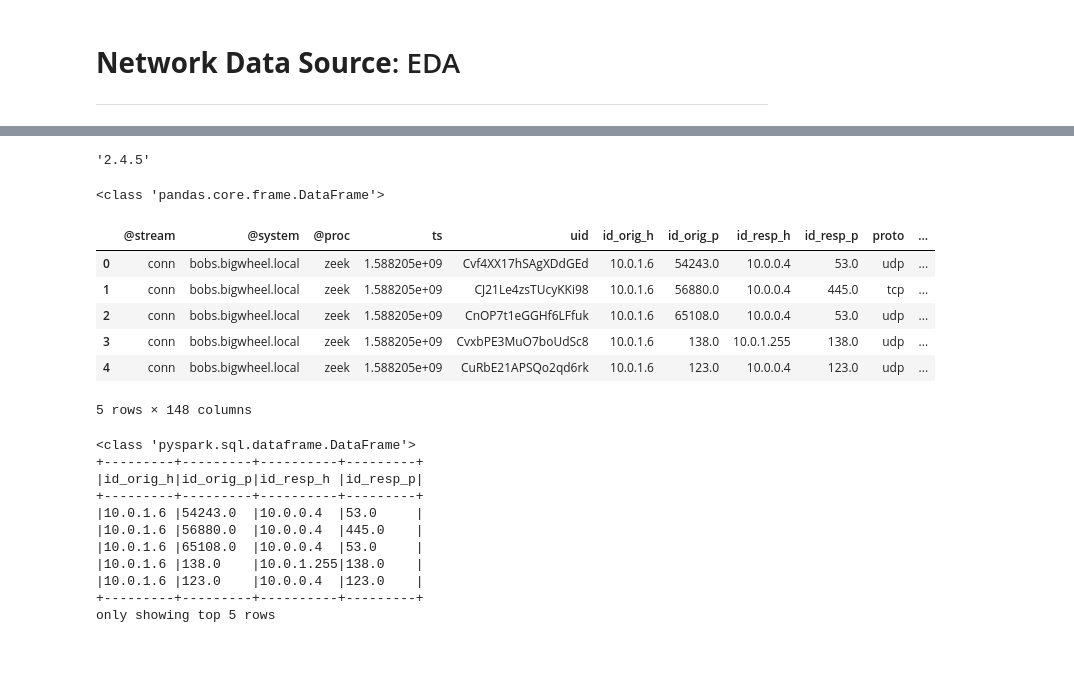
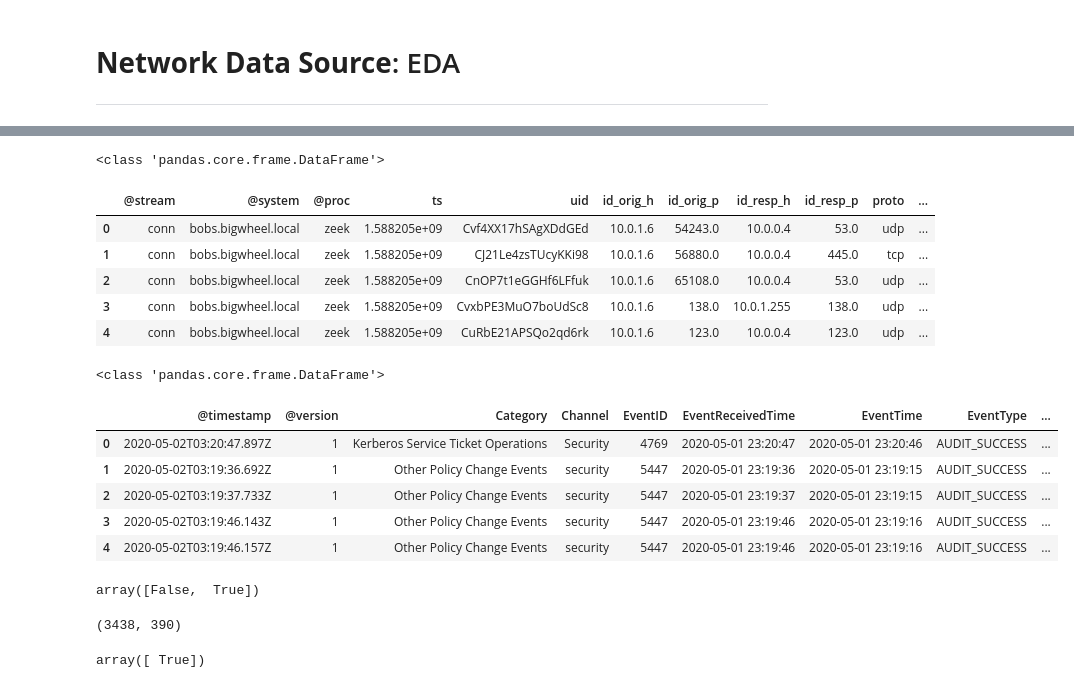
Before and after one commit to zulu8/graph_msc, a Jupyter notebook: Network1.ipynb, the cells around one changed output, grey strips where cells are left out. Drawn from its saved outputs; the diff is of its cells as text; code cells hidden in the pictures; blank space fills up the shorter version.

```diff
--- a/Network1.ipynb
+++ b/Network1.ipynb
@@ -22,4 +22,10 @@ import seaborn as sns
 from sklearn.naive_bayes import MultinomialNB
 from sklearn.metrics import accuracy_score, confusion_matrix
 %matplotlib inline
+# %%
+from sklearn.ensemble import RandomForestClassifier
+from sklearn.feature_selection import chi2
+from sklearn.linear_model.logistic import LogisticRegression
+pd.options.display.max_columns = 500
+pd.options.display.max_colwidth = 500
 # %%
@@ -38,26 +33,27 @@ combined_zeek.log   100%[===================>]   1.19M  6.93MB/s    in 0.2s
 # %%
 # Reference: https://infosecjupyterthon.com/notebooks/2_Jupyterthon_Cyb3rPandaH_2020.html
+df_zeek = pd.read_json("combined_zeek.log", lines = True)
+
+print(type(df_zeek))
+df_zeek.head()
+# %% [output]
+<class 'pandas.core.frame.DataFrame'>
+|  | @stream | @system | @proc | ts | uid | id_orig_h | id_orig_p | id_resp_h | id_resp_p | proto | ... |
+| 0 | conn | bobs.bigwheel.local | zeek | 1.588205e+09 | Cvf4XX17hSAgXDdGEd | 10.0.1.6 | 54243.0 | 10.0.0.4 | 53.0 | udp | ... |
+| 1 | conn | bobs.bigwheel.local | zeek | 1.588205e+09 | CJ21Le4zsTUcyKKi98 | 10.0.1.6 | 56880.0 | 10.0.0.4 | 445.0 | tcp | ... |
+| 2 | conn | bobs.bigwheel.local | zeek | 1.588205e+09 | CnOP7t1eGGHf6LFfuk | 10.0.1.6 | 65108.0 | 10.0.0.4 | 53.0 | udp | ... |
+| 3 | conn | bobs.bigwheel.local | zeek | 1.588205e+09 | CvxbPE3MuO7boUdSc8 | 10.0.1.6 | 138.0 | 10.0.1.255 | 138.0 | udp | ... |
+| 4 | conn | bobs.bigwheel.local | zeek | 1.588205e+09 | CuRbE21APSQo2qd6rk | 10.0.1.6 | 123.0 | 10.0.0.4 | 123.0 | udp | ... |
-# %%
-from pyspark.sql import SparkSession
-spark = SparkSession.builder.getOrCreate()
-spark.conf.set("spark.sql.caseSensitive", "true")
-spark.sparkContext.setCheckpointDir("./tmp/checkpoints")
-spark.conf.set("spark.driver.memory", "3g")
-spark.conf.set("spark.executor.memory", "3g")
-spark.sparkContext.version
-# %% [output]
-'2.4.5'
 # %%
-zeekDf_day1 = pd.read_json("combined_zeek.log", lines = True)
-
-print(type(zeekDf_day1))
-zeekDf_day1.head()
+df_label = pd.read_json('./df_labelled_coalesce.json', lines=True)
+#df_label = pd.read_json('./df_TP_Binary.json', lines=True)
+print(type(df_label))
+df_label.head()
 # %% [output]
 <class 'pandas.core.frame.DataFrame'>
-|  | @stream | @system | @proc | ts | uid | id_orig_h | id_orig_p | id_resp_h | id_resp_p | proto | ... |
-| 0 | conn | bobs.bigwheel.local | zeek | 1.588205e+09 | Cvf4XX17hSAgXDdGEd | 10.0.1.6 | 54243.0 | 10.0.0.4 | 53.0 | udp | ... |
-| 1 | conn | bobs.bigwheel.local | zeek | 1.588205e+09 | CJ21Le4zsTUcyKKi98 | 10.0.1.6 | 56880.0 | 10.0.0.4 | 445.0 | tcp | ... |
-| 2 | conn | bobs.bigwheel.local | zeek | 1.588205e+09 | CnOP7t1eGGHf6LFfuk | 10.0.1.6 | 65108.0 | 10.0.0.4 | 53.0 | udp | ... |
-| 3 | conn | bobs.bigwheel.local | zeek | 1.588205e+09 | CvxbPE3MuO7boUdSc8 | 10.0.1.6 | 138.0 | 10.0.1.255 | 138.0 | udp | ... |
-| 4 | conn | bobs.bigwheel.local | zeek | 1.588205e+09 | CuRbE21APSQo2qd6rk | 10.0.1.6 | 123.0 | 10.0.0.4 | 123.0 | udp | ... |
+|  | @timestamp | @version | Category | Channel | EventID | EventReceivedTime | EventTime | EventType | ... |
+| 0 | 2020-05-02T03:20:47.897Z | 1 | Kerberos Service Ticket Operations | Security | 4769 | 2020-05-01 23:20:47 | 2020-05-01 23:20:46 | AUDIT_SUCCESS | ... |
+| 1 | 2020-05-02T03:19:36.692Z | 1 | Other Policy Change Events | security | 5447 | 2020-05-01 23:19:36 | 2020-05-01 23:19:15 | AUDIT_SUCCESS | ... |
+| 2 | 2020-05-02T03:19:37.733Z | 1 | Other Policy Change Events | security | 5447 | 2020-05-01 23:19:37 | 2020-05-01 23:19:15 | AUDIT_SUCCESS | ... |
+| 3 | 2020-05-02T03:19:46.143Z | 1 | Other Policy Change Events | security | 5447 | 2020-05-01 23:19:46 | 2020-05-01 23:19:16 | AUDIT_SUCCESS | ... |
+| 4 | 2020-05-02T03:19:46.157Z | 1 | Other Policy Change Events | security | 5447 | 2020-05-01 23:19:46 | 2020-05-01 23:19:16 | AUDIT_SUCCESS | ... |
-5 rows × 148 columns
@@ -68,17 +59,0 @@ zeekDf_day1 = zeekDf_day1.astype(dictionary_day1)
-# %%
-df_zeek = spark.createDataFrame(zeekDf_day1)
-
-print(type(df_zeek))
-df_zeek.select('id_orig_h','id_orig_p','id_resp_h','id_resp_p').show(5, truncate = False)
-# %% [output]
-<class 'pyspark.sql.dataframe.DataFrame'>
-+---------+---------+----------+---------+
-|id_orig_h|id_orig_p|id_resp_h |id_resp_p|
-+---------+---------+----------+---------+
-|10.0.1.6 |54243.0  |10.0.0.4  |53.0     |
-|10.0.1.6 |56880.0  |10.0.0.4  |445.0    |
-|10.0.1.6 |65108.0  |10.0.0.4  |53.0     |
-|10.0.1.6 |138.0    |10.0.1.255|138.0    |
-|10.0.1.6 |123.0    |10.0.0.4  |123.0    |
-+---------+---------+----------+---------+
-only showing top 5 rows
@@ -86,0 +62,4 @@ df_zeek.createTempView("apt29NetworkDay1")
+# %%
+df_label.TP_Binary.unique()
+# %% [output]
+array([False,  True])
@@ -86,0 +70,8 @@ df_zeek.createTempView("apt29NetworkDay1")
+# %%
+df_true.shape
+# %% [output]
+(3438, 390)
+# %%
+df_true.TP_Binary.unique()
+# %% [output]
+array([ True])
```
Also changed, not shown: parts of 11 cells of this notebook, 1 other file.
